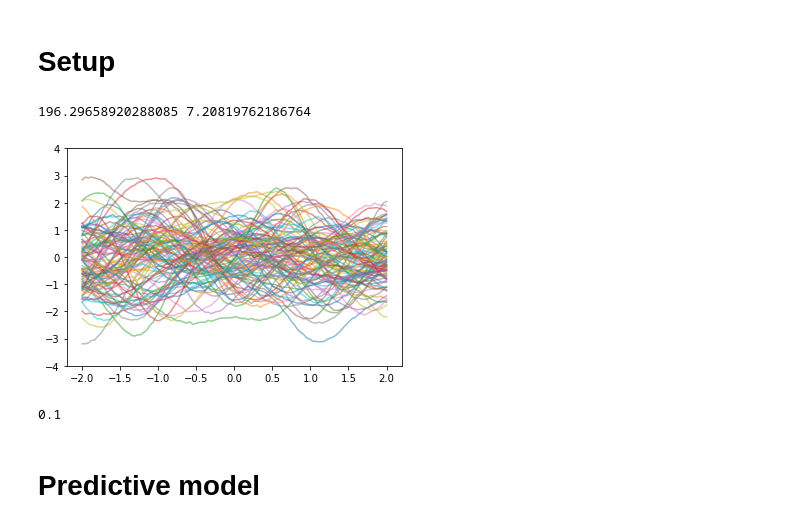
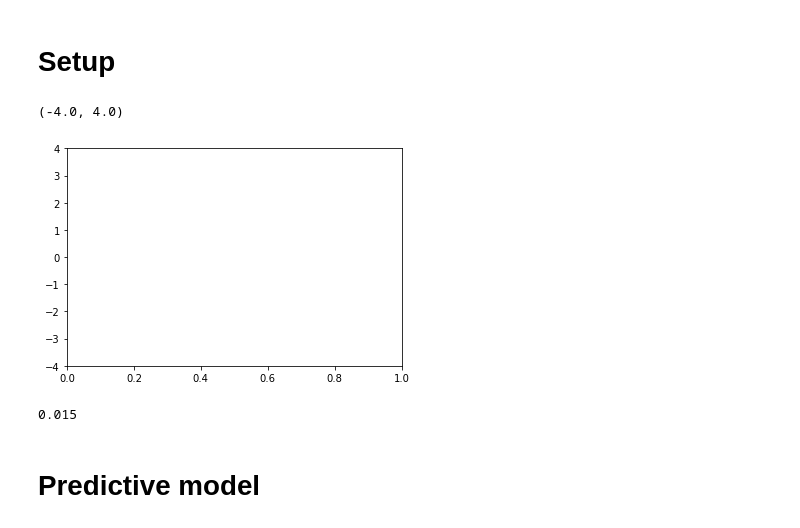
Before and after one commit to yannpequignot/IVISpaces, a Jupyter notebook: Notebooks/FuNNeVI_refact-Mixture-Toy-GPprior.ipynb, the cells around one changed output. Drawn from its saved outputs; the diff is of its cells as text; code cells hidden in the pictures.

```diff
--- a/Notebooks/FuNNeVI_refact-Mixture-Toy-GPprior.ipynb
+++ b/Notebooks/FuNNeVI_refact-Mixture-Toy-GPprior.ipynb
@@ -71,38 +71,38 @@ date_string = datetime.now().strftime("%Y-%m-%d-%H:%M")
 # %%
 class GaussianProcess(nn.Module):
     def __init__(self, mean, lengthscale, noise=0.05):
         super(GaussianProcess, self).__init__()
         self.ls=lengthscale
         self.mean=mean
         self.var=noise**2
 
     def covar_matrix(self,x):
         K=torch.cdist(x.div(self.ls),x.div(self.ls),p=2).pow_(2).div_(-2).exp_()
         return K+self.var*torch.eye(x.shape[0], device=x.device)##
 
     def log_prob(self,inputs,f):
-        GP_inputs=MultivariateNormal(loc=self.mean*torch.ones(inputs.shape[0], device=inputs.device),covariance_matrix=self.covar_matrix(inputs))
-        return GP_inputs.log_prob(f)
+        GP_inputs=MultivariateNormal(loc=self.mean*torch.ones(inputs.shape[0],device=f.device),covariance_matrix=self.covar_matrix(inputs))
+        return GP_inputs.log_prob(f).view(-1)
     def forward(self, inputs, n=1):
-        GP_inputs=MultivariateNormal(loc=self.mean*torch.ones(inputs.shape[0], device=inputs.device),covariance_matrix=self.covar_matrix(inputs))
+        GP_inputs=MultivariateNormal(loc=self.mean*torch.ones(inputs.shape[0],device=inputs.device),covariance_matrix=self.covar_matrix(inputs))
         return GP_inputs.sample((n,)).squeeze()
 
 prior=GaussianProcess(mean=torch.tensor(0.),lengthscale=.5, noise=0.02)
-inputs=torch.linspace(-2,2.,100).unsqueeze(-1).to(device)
+inputs=torch.randn(100,2).to(device)#torch.linspace(-2,2.,100).unsqueeze(-1).to(device)
 LPs=[]
 
 for _ in range(100):
-    f=prior(inputs).cpu()
-    plt.plot(inputs.cpu(),f.cpu(),alpha=0.5)
-    LPs.append(prior.log_prob(inputs.cpu(),f).item())
+    f=prior(inputs)
+    #plt.plot(inputs.cpu(),f.cpu(),alpha=0.5)
+    #LPs.append(prior.log_prob(inputs,f).item())
 plt.ylim(-4,4)
-print(np.mean(LPs),np.std(LPs))
+#print(np.mean(LPs),np.std(LPs))
 # %% [output]
-196.29658920288085 7.20819762186764
+(-4.0, 4.0)
-[figure, old version]
+[figure, new version]
 # %%
 #UCI datasets: ['boston','concrete', 'energy', 'powerplant',  'wine', 'yacht']
-dataset='foong'
+dataset='yacht'
 
 setup_ = get_setup(dataset)
 setup=setup_.Setup(device)
@@ -115,7 +115,7 @@ train_dataset = torch.utils.data.TensorDataset(x_train, y_train)
 test_dataset = torch.utils.data.TensorDataset(x_test, y_test)
 train_input = torch.utils.data.TensorDataset(x_train)
 
-sigma_noise=setup.sigma_noise
+sigma_noise=0.015#setup.sigma_noise
 print(sigma_noise)
 sigma_prior=1.#setup.sigma_prior
 
@@ -134,7 +134,7 @@ std_y_train = torch.tensor(1.)
 if hasattr(setup, '_scaler_y'):
     std_y_train=torch.tensor(setup._scaler_y.scale_, device=device).squeeze().float()
 # %% [output]
-0.1
+0.015
 # %%
 def PlotFoong(x_pred, y_pred, x=x_train, y=y_train, device=device):
     N=y_pred.shape[0]-1
```
Also changed, not shown: parts of 4 cells of this notebook, 13 other files.
